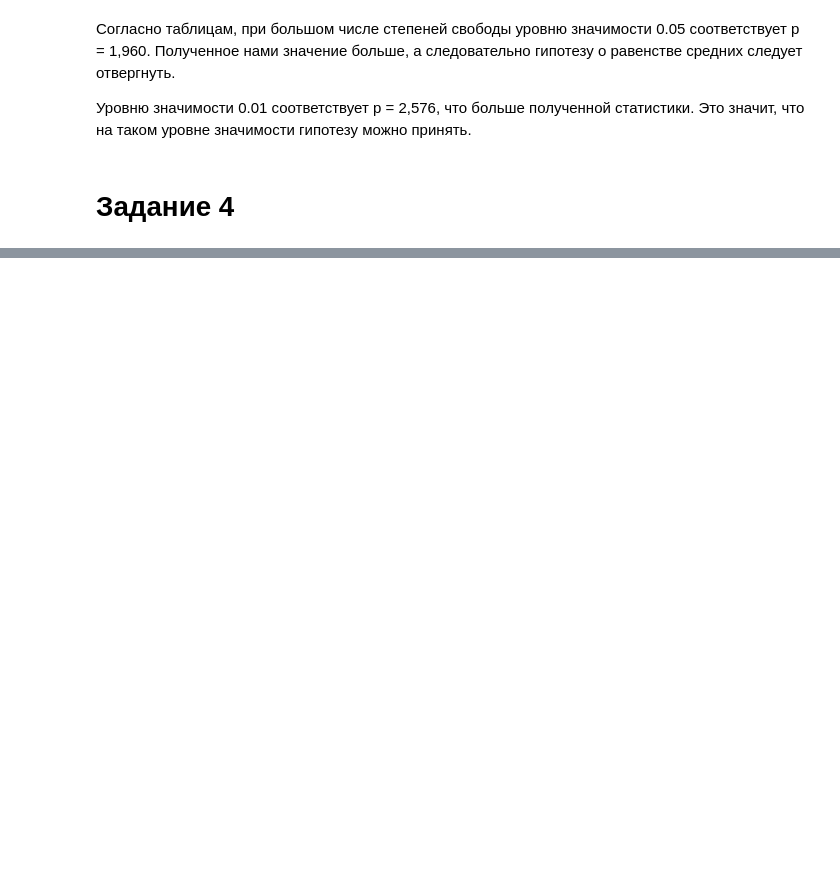
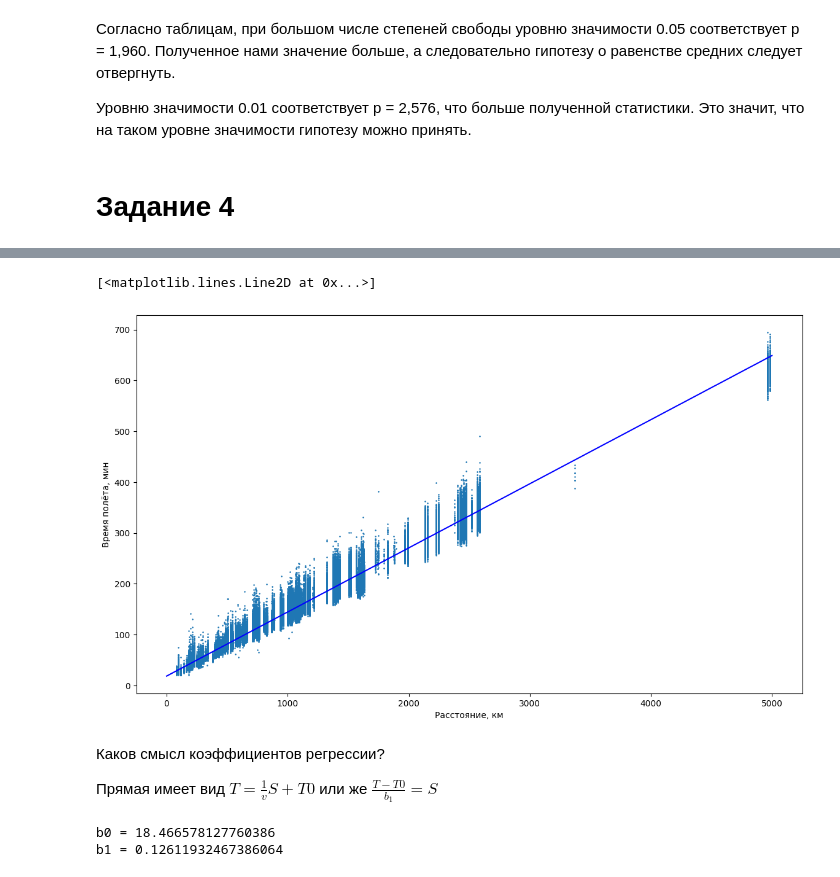
Before and after one commit to Kristalama/-, a Jupyter notebook: МатСтат_Ли_ФизФак.ipynb, the cells around one changed output, grey strips where cells are left out. Saved outputs shown, nothing was run; the diff lists cells and outputs as text; code cells hidden in the pictures; blank space fills up the shorter version.

```diff
--- a/МатСтат_Ли_ФизФак.ipynb
+++ b/МатСтат_Ли_ФизФак.ipynb
@@ -168,0 +202,14 @@ t = 2.3870649797889074
+# %%
+flightData = df.loc[:, ['distance', 'air_time']]
+meanD = flightData.distance.mean(numeric_only=True)
+meanT = flightData.air_time.mean(numeric_only=True)
+stdD = np.std(flightData.distance)
+stdT = np.std(flightData.air_time)
+n = flightData.shape[0]
+
+cov = ((flightData.distance - meanD)*(flightData.air_time - meanT)).sum() / (n-1)
+corr = cov/(stdD*stdT)
+
+
+print("Коэффициент корреляции между расстоянием и временем полёта равен",corr)
+print("")
@@ -168,0 +225,25 @@ t = 2.3870649797889074
+# %%
+b1 = ((flightData.distance - meanD)*(flightData.air_time - meanT)).sum() / ((flightData.distance - meanD)**2).sum()
+b0 = meanT - b1*meanD
+x = np.linspace(0,5000,100)
+y = b0 + b1*x
+
+fig5 = plt.figure(figsize=(14,8))
+ax4 = fig5.add_subplot()
+plt.xlabel("Расстояние, км")
+plt.ylabel("Время полёта, мин")
+plt.scatter(flightData.distance, flightData.air_time, s=0.7)
+ax4.plot(x,y, color = "b")
+# %% [output]
+[<matplotlib.lines.Line2D at 0x...>]
+[figure, added]
+# %% [markdown]
+Каков смысл коэффициентов регрессии?
+
+Прямая имеет вид $T = \frac{1}{v}S + T0$ или же $\frac{T-T0}{b_1} = S$
+# %%
+print("b0 =", b0)
+print("b1 =", b1)
+# %% [output]
+b0 = 18.466578127760386
+b1 = 0.12611932467386064
```
Also changed, not shown: parts of 15 cells of this notebook.
